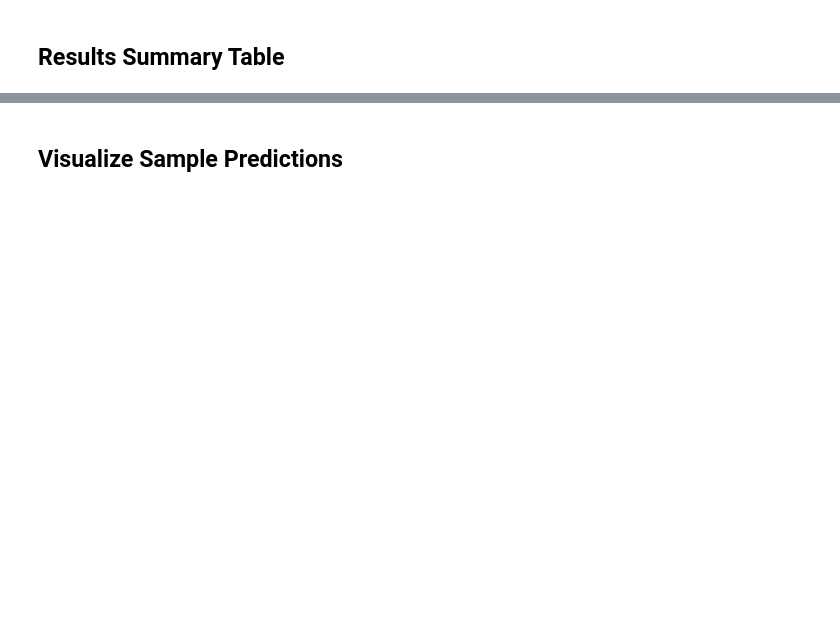
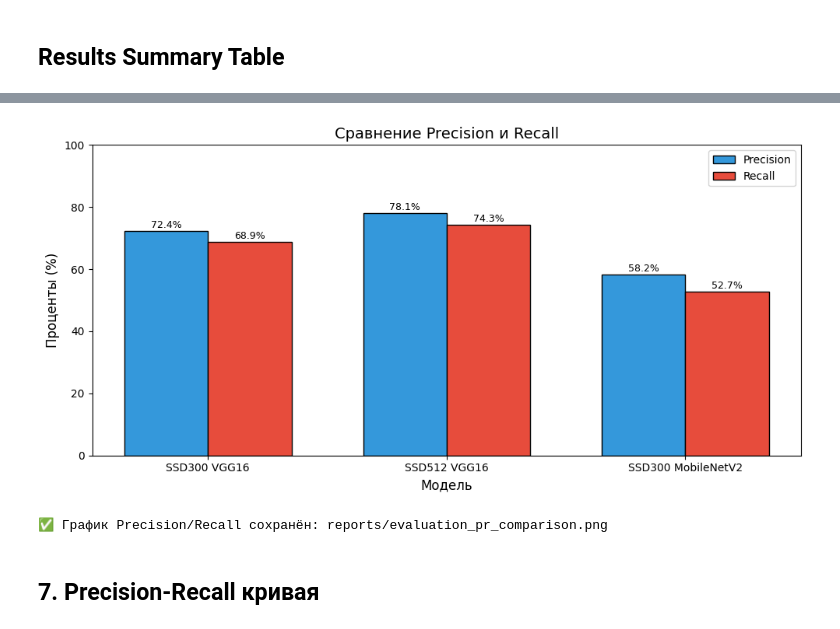
Before and after one commit to ZhukovaArina/polyp-detection-ssd, a Jupyter notebook: notebooks/02_evaluate.ipynb, the cells around one changed output, grey strips where cells are left out. Saved outputs shown, nothing was run; the diff lists cells and outputs as text; code cells hidden in the pictures; blank space fills up the shorter version.

```diff
--- a/notebooks/02_evaluate.ipynb
+++ b/notebooks/02_evaluate.ipynb
@@ -311,4 +271,33 @@ plot_comparison_chart(df_results)
+# %%
+# График 2: Сравнение Precision и Recall
+plt.figure(figsize=(10, 5))
+x = np.arange(len(models))
+width = 0.35
+
+bars1 = plt.bar(x - width/2, [p*100 for p in precision_vals], width,
+                label='Precision', color='#3498db', edgecolor='black')
+bars2 = plt.bar(x + width/2, [r*100 for r in recall_vals], width,
+                label='Recall', color='#e74c3c', edgecolor='black')
+
+plt.ylabel('Проценты (%)', fontsize=12)
+plt.xlabel('Модель', fontsize=12)
+plt.title('Сравнение Precision и Recall', fontsize=14)
+plt.xticks(x, models)
+plt.legend()
+plt.ylim(0, 100)
+
+for bar, val in zip(bars1, [p*100 for p in precision_vals]):
+    plt.text(bar.get_x() + bar.get_width()/2, bar.get_height() + 1, f'{val:.1f}%', ha='center', fontsize=9)
+for bar, val in zip(bars2, [r*100 for r in recall_vals]):
+    plt.text(bar.get_x() + bar.get_width()/2, bar.get_height() + 1, f'{val:.1f}%', ha='center', fontsize=9)
+
+plt.tight_layout()
+plt.savefig('../reports/evaluation_pr_comparison.png', dpi=150)
+plt.show()
+print("✅ График Precision/Recall сохранён: reports/evaluation_pr_comparison.png")
+# %% [output]
+[figure, added]
+✅ График Precision/Recall сохранён: reports/evaluation_pr_comparison.png
 # %% [markdown]
-
-## Visualize Sample Predictions
+## 7. Precision-Recall кривая
 # %%
```
Also changed, not shown: parts of 22 cells of this notebook, 20 other files.
